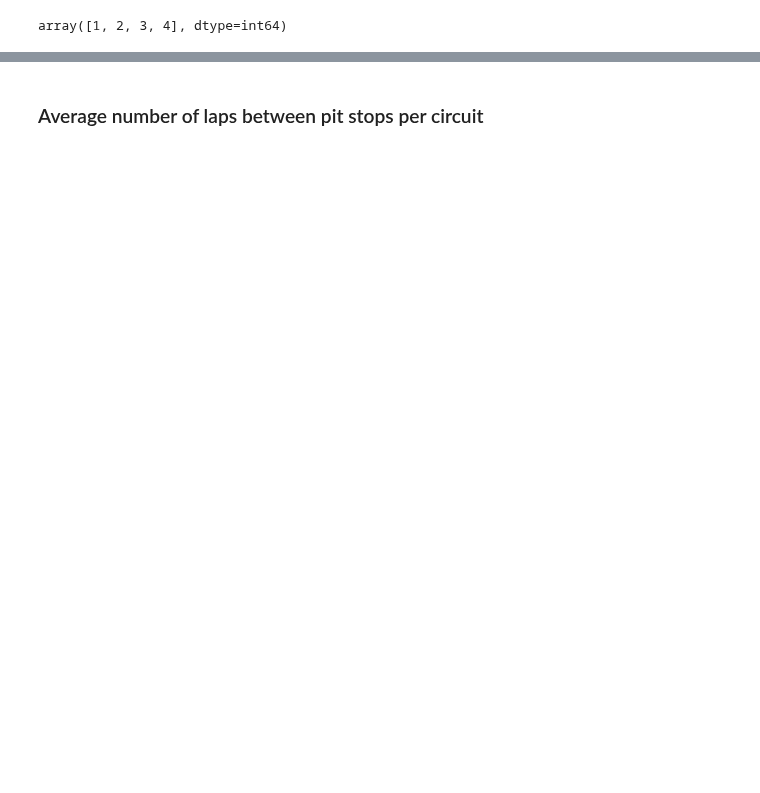
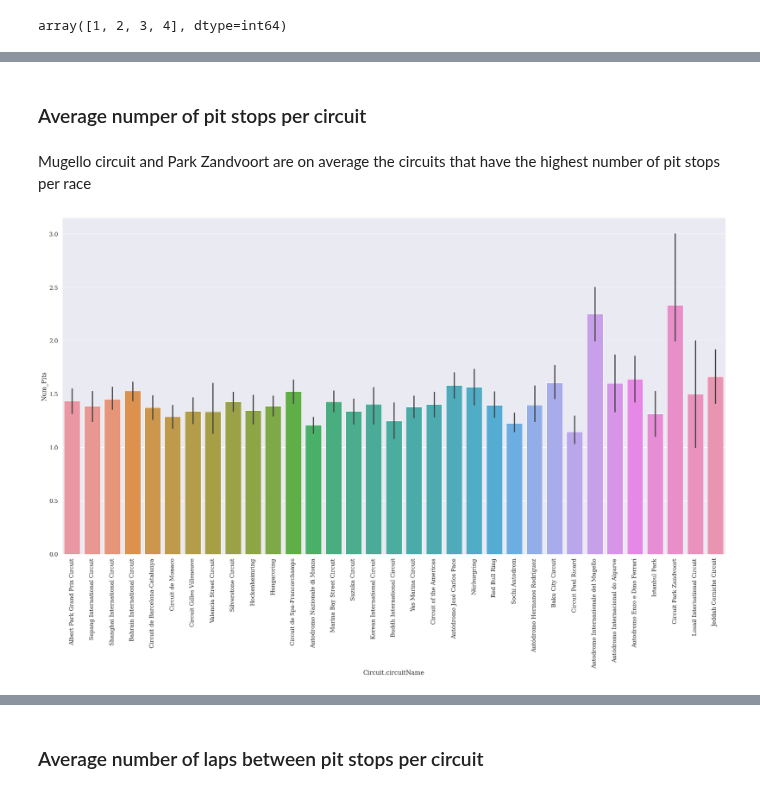
Before and after one commit to GabyCisnerosV/F1_NoName, a Jupyter notebook: Predicting_pitstops.ipynb, the cells around one changed output, grey strips where cells are left out. Cells and saved outputs as stored; diff of their text form; code cells hidden in the pictures; blank space fills up the shorter version.

```diff
--- a/Predicting_pitstops.ipynb
+++ b/Predicting_pitstops.ipynb
@@ -77,0 +102,11 @@ PitsUnified['Num_Pits'] = np.select(conditions, values)
+# %% [markdown]
+### Average numper of pit stops per circuit
+# %% [markdown]
+Mugello circuit and Park Zandvoort are on average the circuits that have the highest number of pit stops per race
+# %%
+sns.set_theme(style="darkgrid", palette="magma",font_scale=1.2,font="serif")
+sns.catplot(data=PitsUnified_Finished,x="Circuit.circuitName", y="Num_Pits",kind="bar",height=12,aspect=2)
+plt.xticks(rotation=90)
+plt.show()
+# %% [output]
+[figure, added]
```
Also changed, not shown: parts of 11 cells of this notebook.
